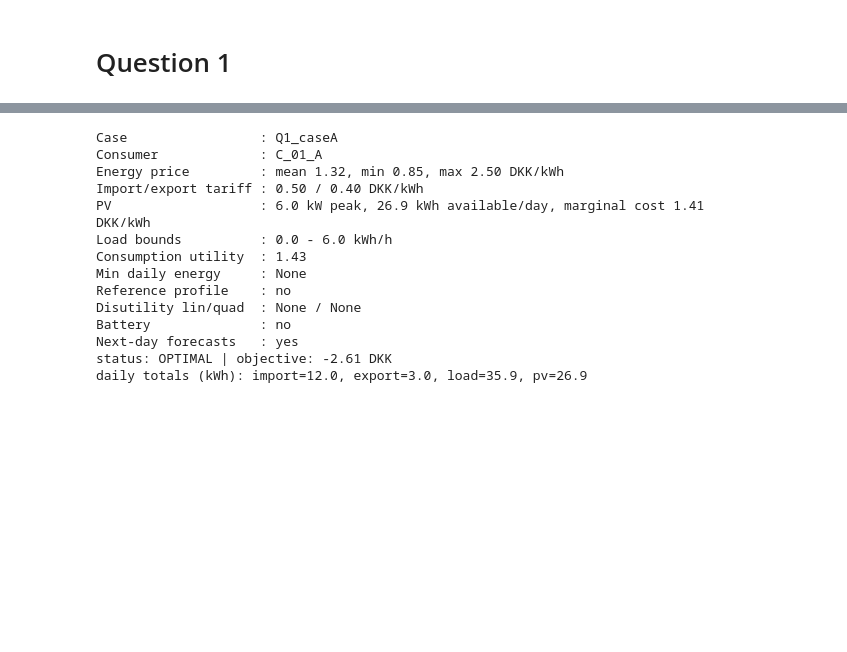
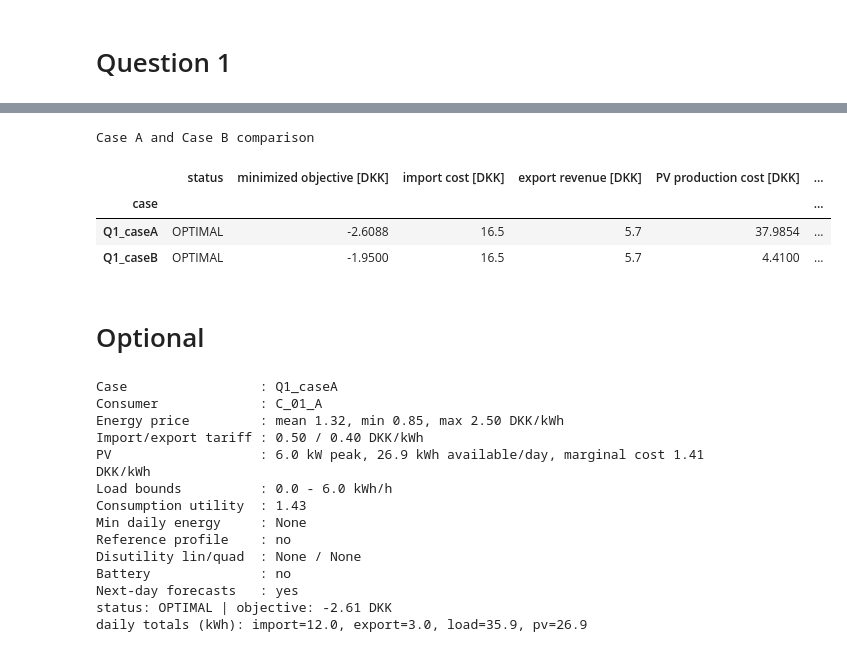
Before and after one commit to Mammutdej/46750----Assignment-1, a Jupyter notebook: Runner.ipynb, the cells around one changed output, grey strips where cells are left out. Cells and saved outputs as stored; diff of their text form; code cells hidden in the pictures; blank space fills up the shorter version.

```diff
--- a/Runner.ipynb
+++ b/Runner.ipynb
@@ -3,3 +246,24 @@
+# %%
+comparison = pd.DataFrame(
+    [
+        case_a["summary"].to_dict(),
+        case_b["summary"].to_dict(),
+    ],
+    index=["Q1_caseA", "Q1_caseB"],
+)
+comparison.index.name = "case"
+
+print("Case A and Case B comparison")
+display(comparison.round(4))
+comparison.to_csv(RESULTS_DIR / "Q1_case_comparison.csv")
+# %% [output]
+Case A and Case B comparison
+|  | status | minimized objective [DKK] | import cost [DKK] | export revenue [DKK] | PV production cost [DKK] | ... |
+| case |  |  |  |  |  | ... |
+| Q1_caseA | OPTIMAL | -2.6088 | 16.5 | 5.7 | 37.9854 | ... |
+| Q1_caseB | OPTIMAL | -1.9500 | 16.5 | 5.7 | 4.4100 | ... |
+# %% [markdown]
+# Optional
 # %%
 from src.data_loader import load_question
 from src.model import FlexibleConsumerModel
```
Also changed, not shown: parts of 3 cells of this notebook.
